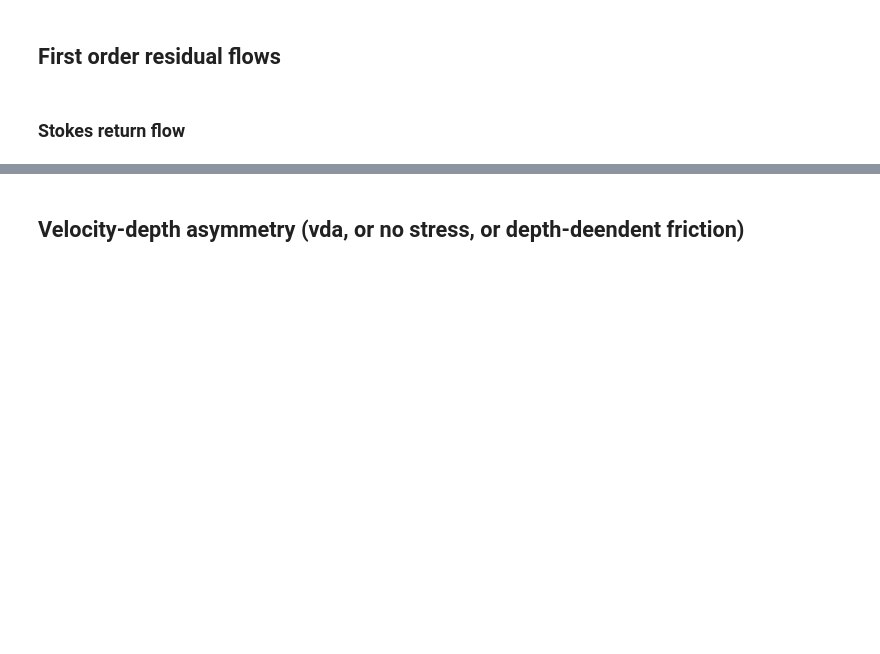
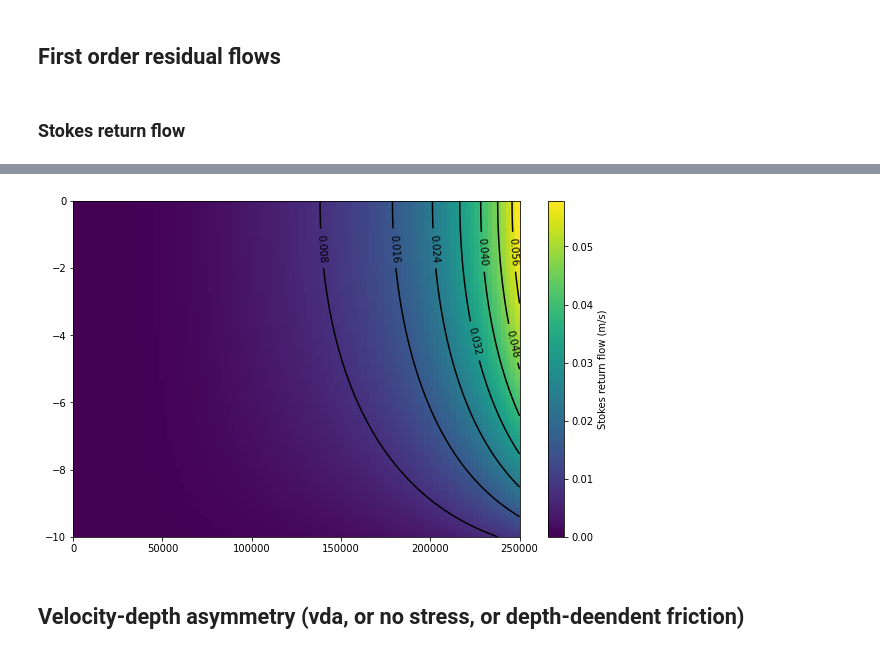
Before and after one commit to JinyangWang27/singleChannel2DV, a Jupyter notebook: singleChannel2DV.ipynb, the cells around one changed output, grey strips where cells are left out. Saved outputs shown, nothing was run; the diff lists cells and outputs as text; code cells hidden in the pictures; blank space fills up the shorter version.

```diff
--- a/singleChannel2DV.ipynb
+++ b/singleChannel2DV.ipynb
@@ -124,3 +128,13 @@ eta_Stokes = integrate.cumtrapz(pressure_gradient_Stokes[::-1], x[::-1], initial
+# %%
+plt.figure(figsize=(10, 6.18))
+cp = plt.pcolor(X, Z, u_Stokes)
+cb = plt.colorbar(cp)
+cb.set_label('Stokes return flow (m/s)')
+contour = plt.contour(X, Z, u_Stokes, colors='k')
+plt.clabel(contour, inline=1, fontsize=10)
+plt.show()
+# %% [output]
+[figure, added]
 # %% [markdown]
 ## Velocity-depth asymmetry (vda, or no stress, or depth-deendent friction)
 # %%
```
Also changed, not shown: parts of 9 cells of this notebook.
